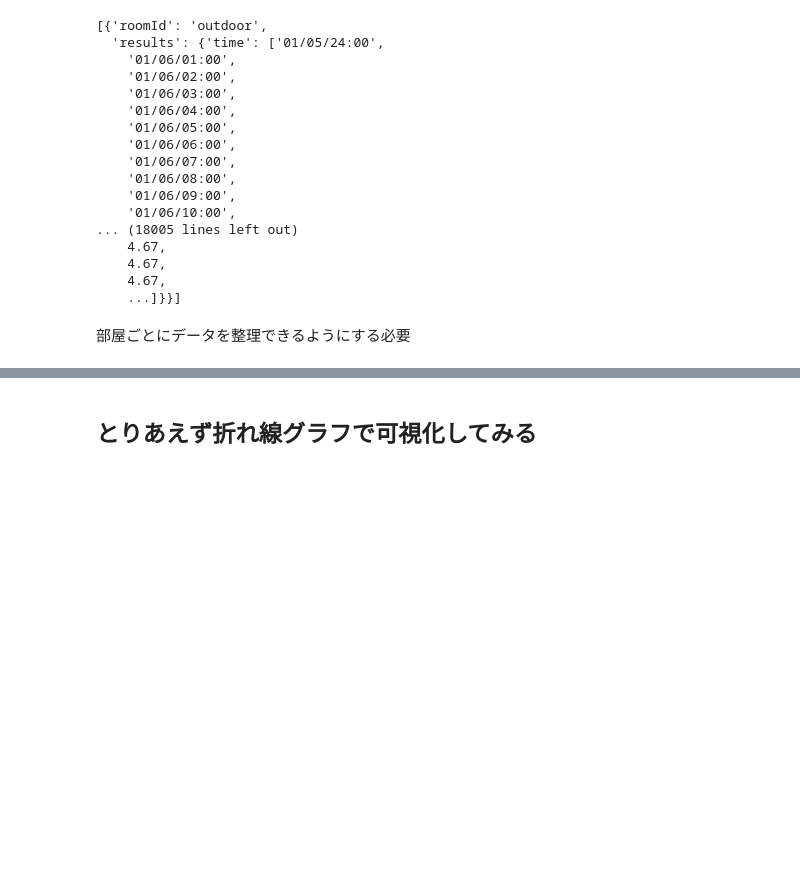
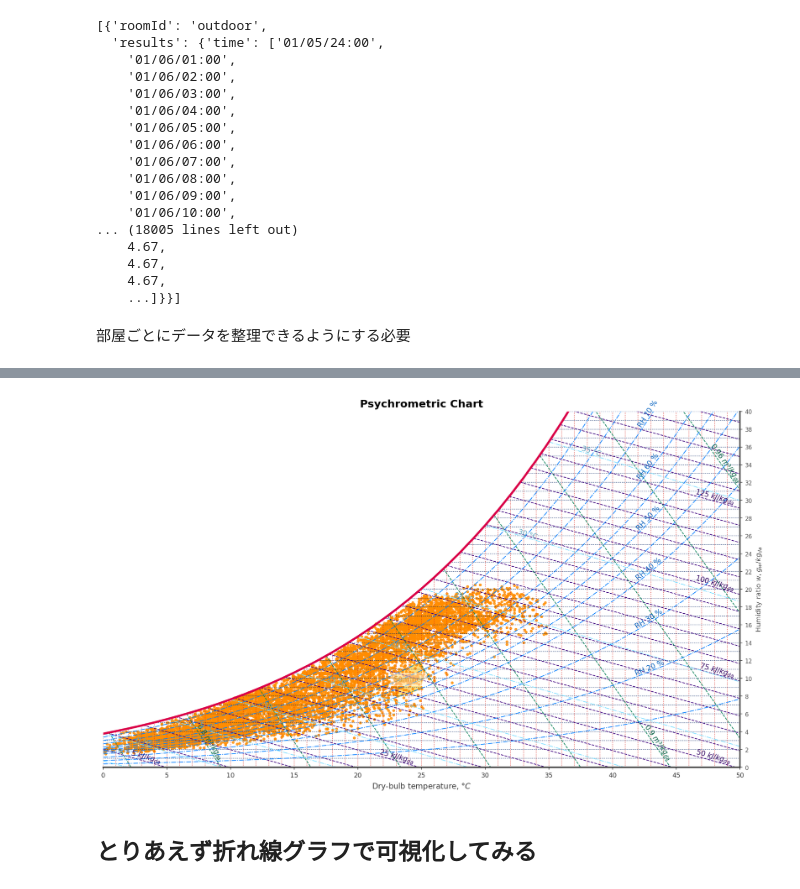
Before and after one commit to becat-oss/therb-notebook, a Jupyter notebook: 時系列データ分析.ipynb, the cells around one changed output, grey strips where cells are left out. Cells and saved outputs as stored; diff of their text form; code cells hidden in the pictures; blank space fills up the shorter version.

```diff
--- a/時系列データ分析.ipynb
+++ b/時系列データ分析.ipynb
@@ -95,0 +96,3 @@ df_room1
+# %%
+tempArray = np.array(df_room1["temp"])
+humidArray = np.array(df_room1["relHumidity"])
@@ -96,3 +107,21 @@ df_room1
+# %%
+points_array = {'points_series_name': (tempArray, humidArray)}
+# %%
+%matplotlib inline
+from psychrochart import PsychroChart
+
+from psychrochart import load_config
+config_style = load_config('default')
+from psychrochart import load_zones
+config_zone = load_zones()
+config_zone['zones'].pop()
+points_style = {'s': 9, 'alpha': 0.8, 'color': 'darkorange'}
+chart = PsychroChart(config_style, config_zone)
+ax = chart.plot()
+chart.plot_points_dbt_rh(points_array, scatter_style=points_style)
+ax.get_figure()
+# %% [output]
+[figure, added]
 # %% [markdown]
 ## とりあえず折れ線グラフで可視化してみる
 # %%
```
Also changed, not shown: parts of 15 cells of this notebook, 1 other file.
